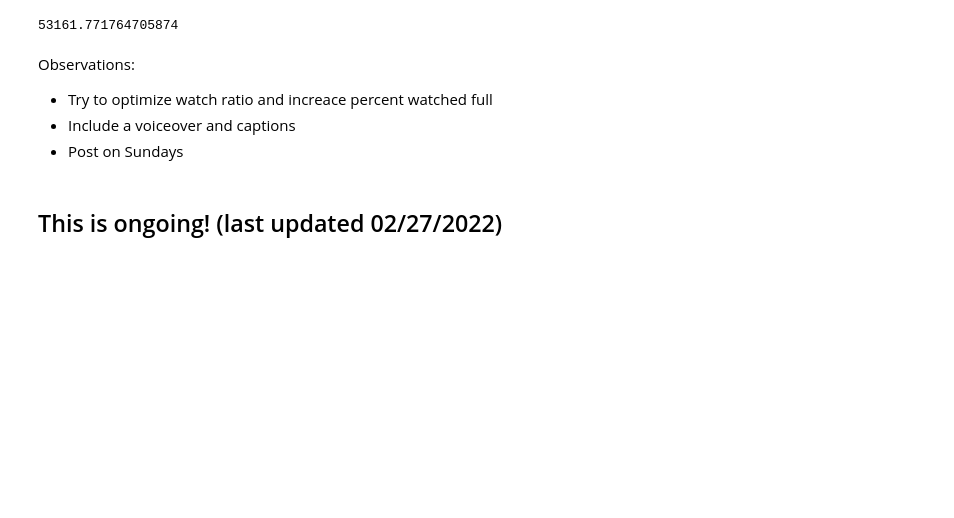
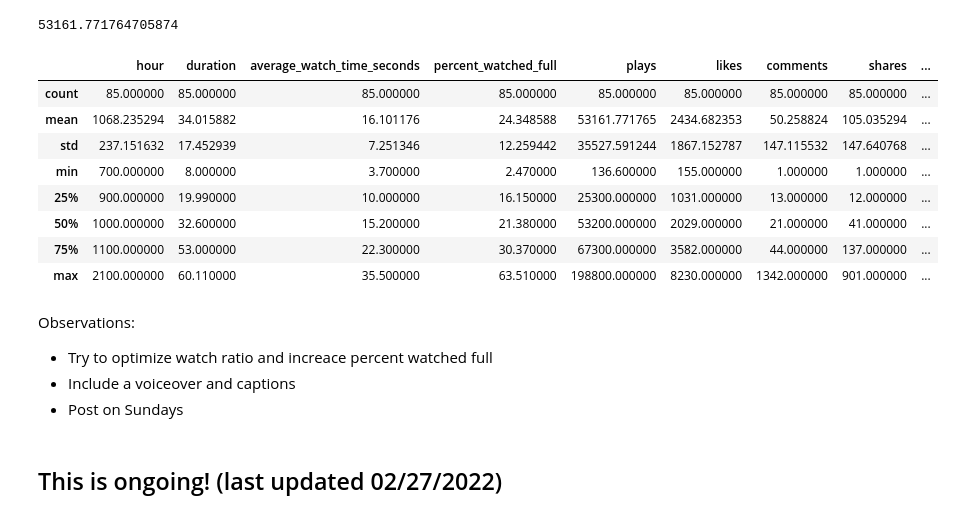
Before and after one commit to arianajschindler/oatmealmonsters_tiktok_2022, a Jupyter notebook: oatmealmonsters_data.ipynb, the cells around one changed output. Cells and saved outputs as stored; diff of their text form; code cells hidden in the pictures; blank space fills up the shorter version.

```diff
--- a/oatmealmonsters_data.ipynb
+++ b/oatmealmonsters_data.ipynb
@@ -283,5 +285,17 @@ oatmeal['plays'].mean()
 # %% [output]
 53161.771764705874
+# %%
+oat_no_outliers.describe()
+# %% [output]
+|  | hour | duration | average_watch_time_seconds | percent_watched_full | plays | likes | comments | shares | ... |
+| count | 85.000000 | 85.000000 | 85.000000 | 85.000000 | 85.000000 | 85.000000 | 85.000000 | 85.000000 | ... |
+| mean | 1068.235294 | 34.015882 | 16.101176 | 24.348588 | 53161.771765 | 2434.682353 | 50.258824 | 105.035294 | ... |
+| std | 237.151632 | 17.452939 | 7.251346 | 12.259442 | 35527.591244 | 1867.152787 | 147.115532 | 147.640768 | ... |
+| min | 700.000000 | 8.000000 | 3.700000 | 2.470000 | 136.600000 | 155.000000 | 1.000000 | 1.000000 | ... |
+| 25% | 900.000000 | 19.990000 | 10.000000 | 16.150000 | 25300.000000 | 1031.000000 | 13.000000 | 12.000000 | ... |
+| 50% | 1000.000000 | 32.600000 | 15.200000 | 21.380000 | 53200.000000 | 2029.000000 | 21.000000 | 41.000000 | ... |
+| 75% | 1100.000000 | 53.000000 | 22.300000 | 30.370000 | 67300.000000 | 3582.000000 | 44.000000 | 137.000000 | ... |
+| max | 2100.000000 | 60.110000 | 35.500000 | 63.510000 | 198800.000000 | 8230.000000 | 1342.000000 | 901.000000 | ... |
 # %% [markdown]
 Observations:
 
```
Also changed, not shown: parts of 9 cells of this notebook.
